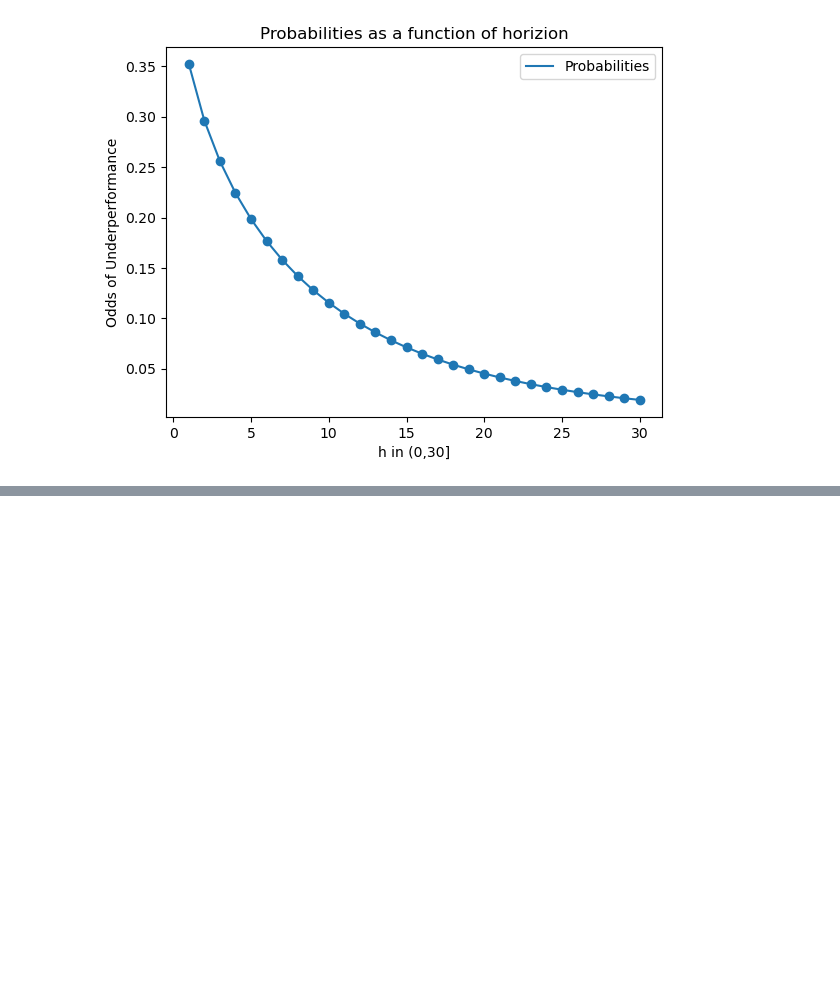
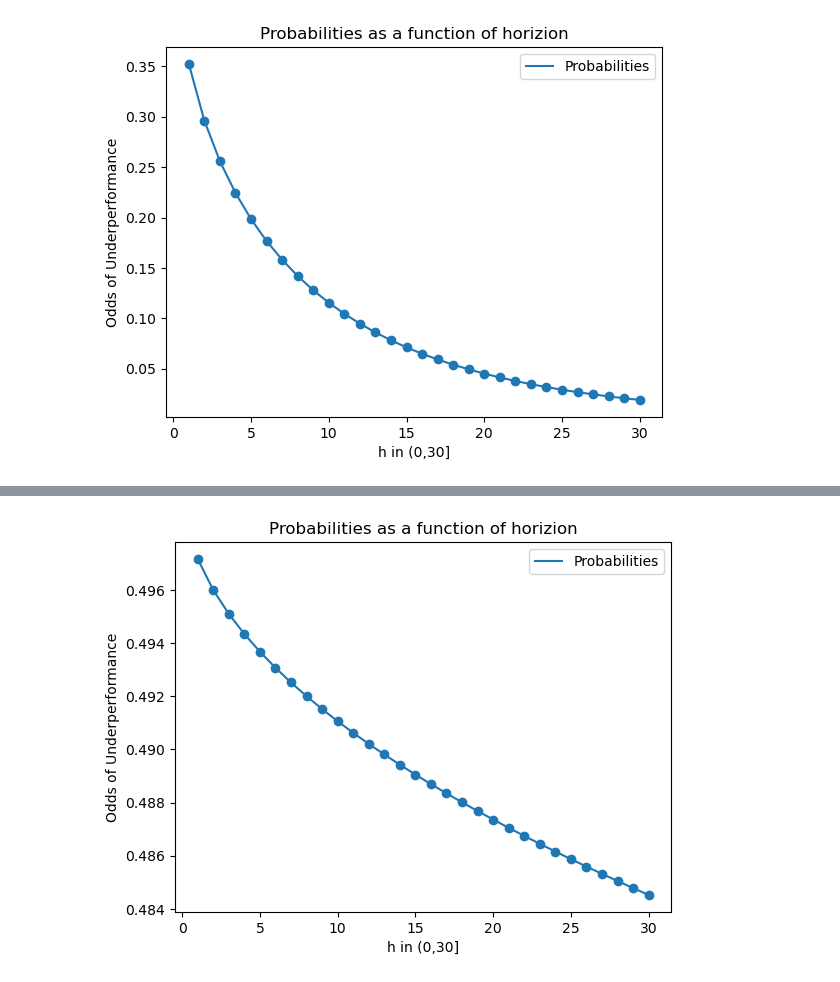
Before and after one commit to leenath001/Portfolio-Theory-HW, a Jupyter notebook: homework3/barnstable-case.ipynb, the cells around one changed output, grey strips where cells are left out. Drawn from its saved outputs; the diff is of its cells as text; code cells hidden in the pictures; blank space fills up the shorter version.

```diff
--- a/homework3/barnstable-case.ipynb
+++ b/homework3/barnstable-case.ipynb
@@ -132,0 +136,25 @@ plt.show()
+# %%
+stats, frame = ret_calc(data_65_99)
+stats2, frame2 = ret_calc(data_00)
+#stats = [mm,mf,mxs,lmm,lmf,lmxs,vm,vf,vxs,lvm,lvf,lvxs]
+
+r_xs_oos = stats2[5]
+r_xs_is = stats[5]
+v_xs_is = stats[11]
+zsc = (r_xs_oos - r_xs_is)/v_xs_is
+probs3 = []
+
+for i in range(1,31):
+    p = calc_underperf_p(zsc,i)
+    probs3.append(p)
+
+plt.figure(3)
+plt.plot([i for i in range(1,31)],probs3, label = 'Probabilities')
+plt.scatter([i for i in range(1,31)],probs3)
+plt.legend()
+plt.xlabel('h in (0,30]')
+plt.ylabel('Odds of Underperformance')
+plt.title('Probabilities as a function of horizion')
+plt.show()
+# %% [output]
+[figure, added]
```
Also changed, not shown: parts of 2 cells of this notebook.
